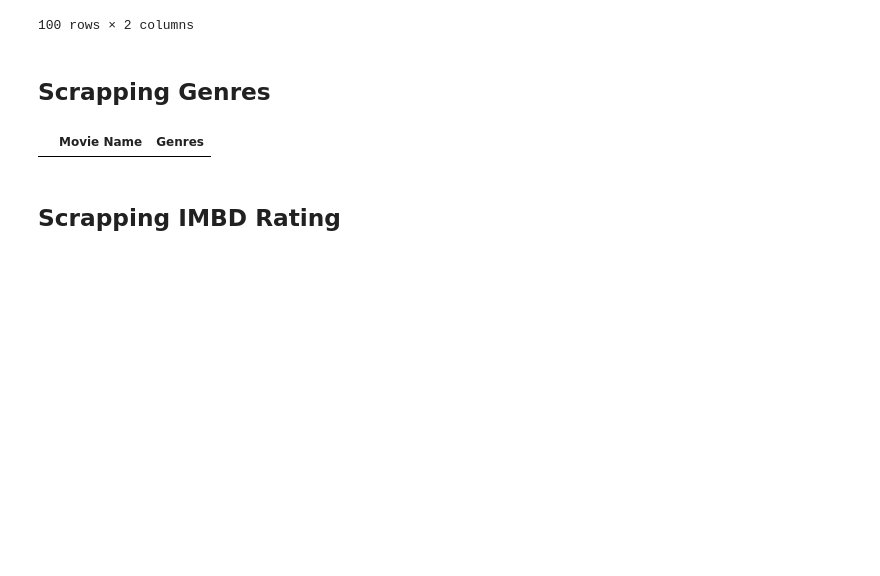
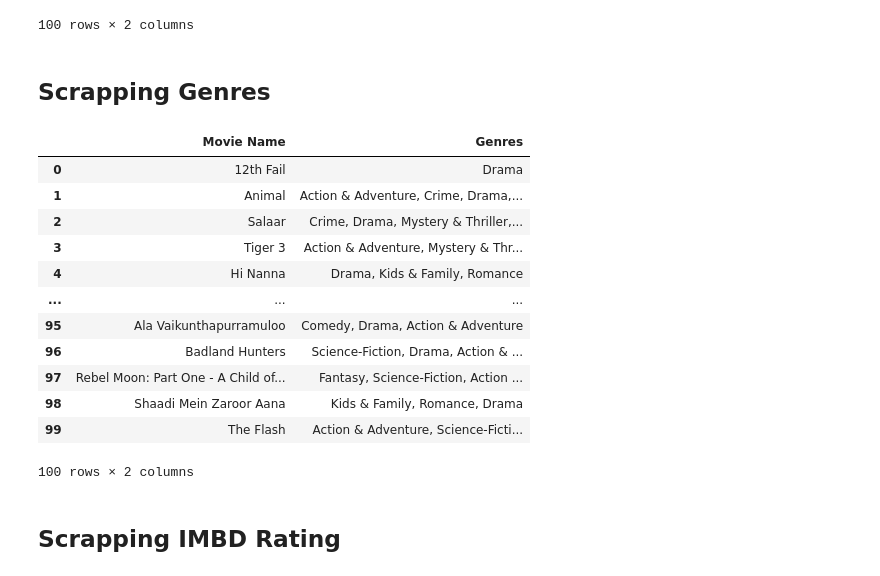
Before and after one commit to Amrit007-droid/Web-Scraping, a Jupyter notebook: Numerical_Programming_in_Python_Web_Scraping.ipynb, the cells around one changed output. Cells and saved outputs as stored; diff of their text form; code cells hidden in the pictures; blank space fills up the shorter version.

```diff
--- a/Numerical_Programming_in_Python_Web_Scraping.ipynb
+++ b/Numerical_Programming_in_Python_Web_Scraping.ipynb
@@ -318,6 +321,7 @@ movies_dataframe
 ## **Scrapping Genres**
 # %%
 # Write Your Code here
+
 # Find all anchor tags with class "title-list-grid__item--link"
 movie_links = soup.find_all('a', class_='title-list-grid__item--link')
 
@@ -327,46 +331,58 @@ genres_list = []
 
 # Iterate through each movie URL and scrape data
 for movie_link in movie_links:
     # Extract movie URL and prepend the base URL
     movie_url = urljoin(base_url, movie_link['href'])
     response = requests.get(movie_url)
     soup_movie = BeautifulSoup(response.text, 'html.parser')
 
     # Find the movie name within the specified h1 tag
     h1_tag = soup_movie.find('h1')
     if h1_tag:
         movie_name = h1_tag.text.strip()
+        movie_names.append(movie_name)  # Append movie name to the list
     else:
         movie_name = "Movie name not found"
 
     # Find the "Genres" label
     genres_label = soup_movie.find('h3', class_='detail-infos__subheading', string='Genres')
 
     # Check if the "Genres" label is found
     if genres_label:
         # Find the corresponding div tag with genres information
         genres_div = genres_label.find_next('div', class_='detail-infos__value')
 
         # Extract the genres
         if genres_div:
             genres = genres_div.text.strip()
+            genres_list.append(genres)  # Append genres to the list
         else:
             genres = "Genres not found"
     else:
         genres = "Genres not found"
+
+# Create a DataFrame from the lists
+movies_dataframe = pd.DataFrame({
+    'Movie Name': movie_names,
+    'Genres': genres_list
+})
+
+# Display the DataFrame
+movies_dataframe
+# %% [output]
+|  | Movie Name | Genres |
+| 0 | 12th Fail | Drama |
+| 1 | Animal | Action & Adventure, Crime, Drama,... |
+| 2 | Salaar | Crime, Drama, Mystery & Thriller,... |
+| 3 | Tiger 3 | Action & Adventure, Mystery & Thr... |
+| 4 | Hi Nanna | Drama, Kids & Family, Romance |
+| ... | ... | ... |
+| 95 | Ala Vaikunthapurramuloo | Comedy, Drama, Action & Adventure |
+| 96 | Badland Hunters | Science-Fiction, Drama, Action & ... |
+| 97 | Rebel Moon: Part One - A Child of... | Fantasy, Science-Fiction, Action ... |
+| 98 | Shaadi Mein Zaroor Aana | Kids & Family, Romance, Drama |
+| 99 | The Flash | Action & Adventure, Science-Ficti... |
+100 rows × 2 columns
-# %%
-# Create a DataFrame from the lists
-data = {
-    'Movie Name': movie_names,
-    'Genres': genres_list
-}
-# Create a DataFrame from the dictionary
-movies_dataframe = pd.DataFrame(data)
-
-# Display the DataFrame
-movies_dataframe
-# %% [output]
-|  | Movie Name | Genres |
 # %% [markdown]
 ## **Scrapping IMBD Rating**
 # %%
```
Also changed, not shown: parts of 8 cells of this notebook.
